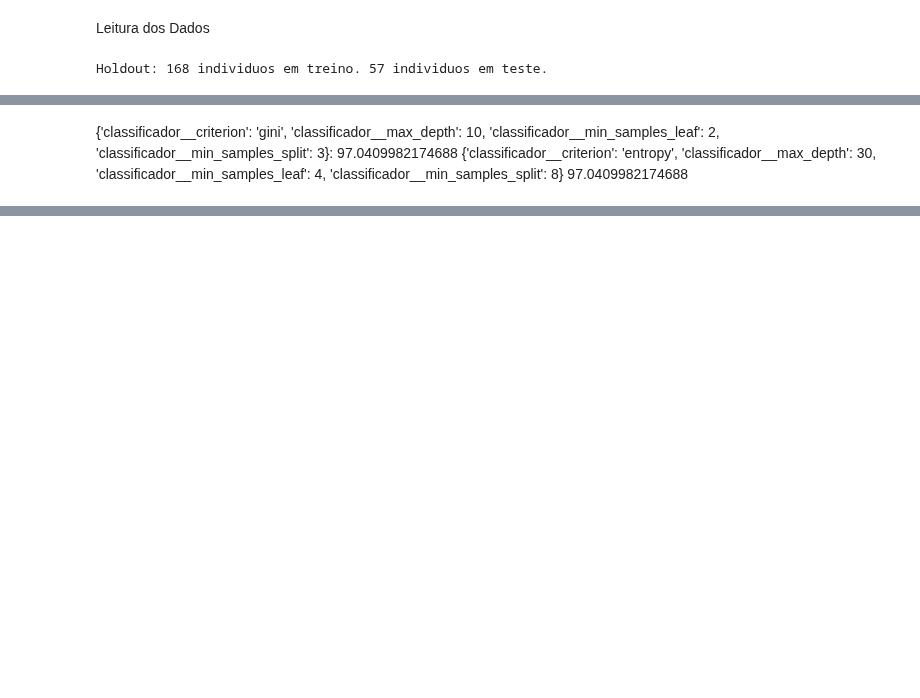
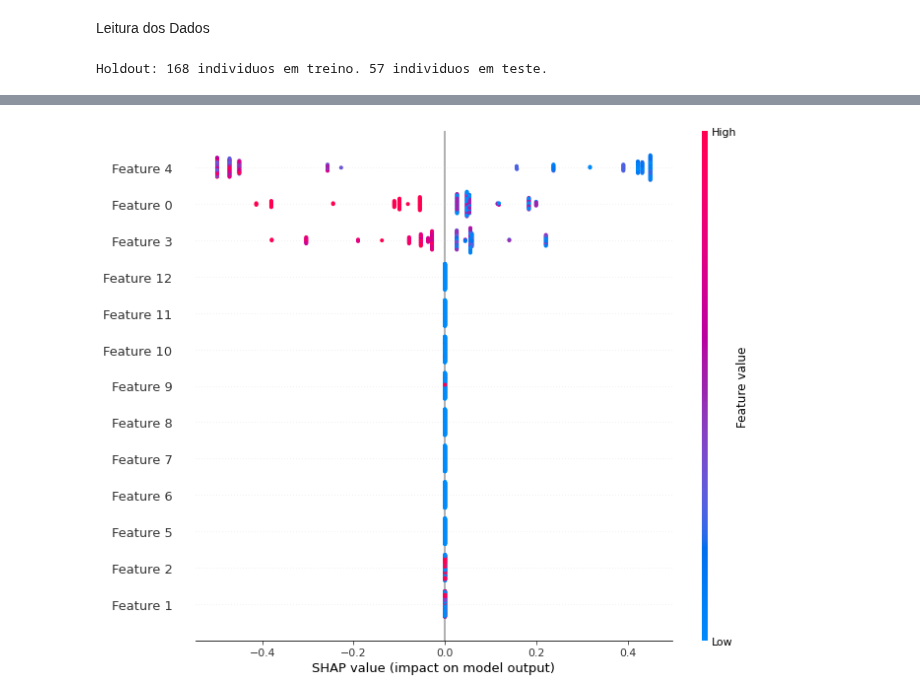
Before and after one commit to inf032/introducaoML, a Jupyter notebook: Farmaco_Aval_Preditoras.ipynb, the cells around one changed output, grey strips where cells are left out. Cells and saved outputs as stored; diff of their text form; code cells hidden in the pictures; blank space fills up the shorter version.

```diff
--- a/Farmaco_Aval_Preditoras.ipynb
+++ b/Farmaco_Aval_Preditoras.ipynb
@@ -357,13 +185,0 @@ dfResultados
-# %%
-import seaborn as sns
-sns.set_theme(style="darkgrid")
-
-
-ax = sns.lineplot(x = "N_NEIGHBORS", y = "TREINO",  markers=True, data = dfResultados)
-sns.lineplot(x = "N_NEIGHBORS", y = "TESTE",  markers=True, data = dfResultados, ax=ax)
-
-ax.set_title('Acurácia')
-ax.set_ylabel('Score (%)')
-ax.set_xlabel('Profundidade da Árvore')
-
-plt.legend(["Treino", "Teste"])
@@ -542,26 +185,0 @@ print(search.best_score_ * 100)
-# %% [markdown]
-{'classificador__criterion': 'gini', 'classificador__max_depth': 10, 'classificador__min_samples_leaf': 2, 'classificador__min_samples_split': 3}: 97.0409982174688 </p>
-{'classificador__criterion': 'entropy', 'classificador__max_depth': 30, 'classificador__min_samples_leaf': 4, 'classificador__min_samples_split': 8}
-97.0409982174688
-# %%
-espaco_de_parametros = {
-    'classificador__n_neighbors' : randint(1,20),
-    'classificador__leaf_size': randint(15,45),
-    'classificador__weights': ['uniform', 'distance'],
-    'classificador__metric': ['minkowski', 'chebyshev']
-}
-
-cv = KFold(n_splits = 5, shuffle=True, random_state=327)
-
-
-modelo = Pipeline(steps=[('step_one', col_transformer), ('ss',  StandardScaler()),
-                         ('imputer', ImputerWithMissingMark()), ('classificador', KNeighborsClassifier())])
-
-search = RandomizedSearchCV(modelo, espaco_de_parametros,
-                            n_iter = 30,
-                            cv = cv,
-                            random_state = SEED)
-
-search.fit(X_train, y_train)
-resultados = pd.DataFrame(search.cv_results_)
-resultados.head()
@@ -570,0 +186,11 @@ print(search.best_score_ * 100)
+# %%
+import shap
+
+shap.initjs()
+
+explainer = shap.TreeExplainer(modelo['classificador'])
+
+shap_values  = explainer.shap_values(transformer.transform(X_train), le.transform(y_train))
+
+shap.summary_plot(shap_values[1], transformer.transform(X_train), plot_type="dot", plot_size=(10,8));
+# %% [output]
@@ -570,0 +200 @@ print(search.best_score_ * 100)
+[figure, added]
```
Also changed, not shown: parts of 25 cells of this notebook.
